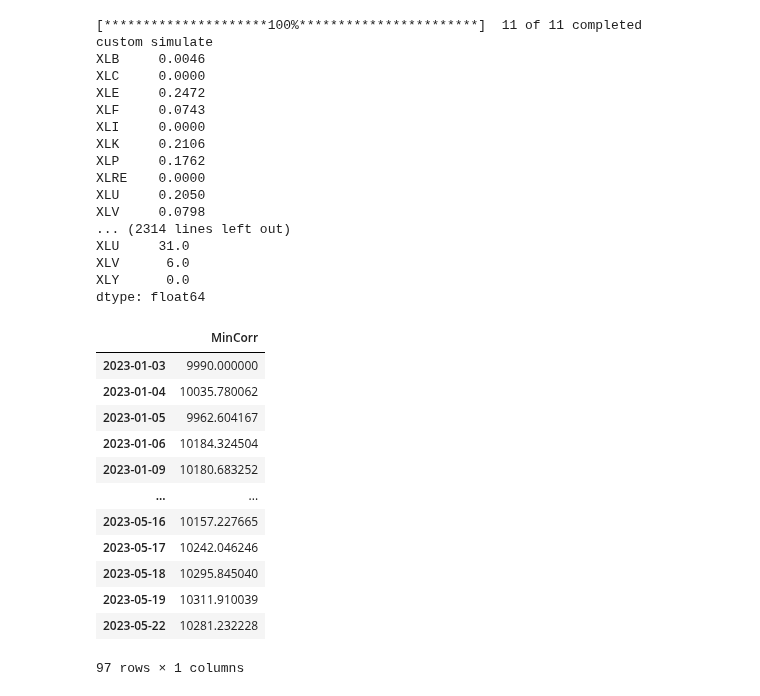
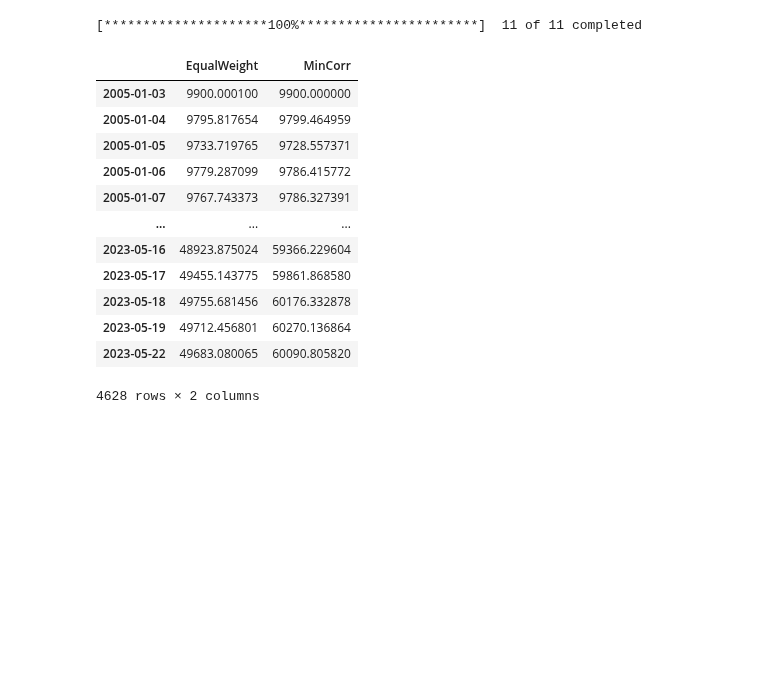
Before and after one commit to HTF1125/RobertLab, a Jupyter notebook: src/test.ipynb, the cells around one changed output. Saved outputs shown, nothing was run; the diff lists cells and outputs as text; code cells hidden in the pictures; blank space fills up the shorter version.

```diff
--- a/src/test.ipynb
+++ b/src/test.ipynb
@@ -1,47 +1,32 @@
 # %%
 from core.strategies import BacktestManager
 from core.signals import OECDUSLEIHP
 
 # signal = OECDUSLEIHP.from_fred_data()
-bt = BacktestManager.from_universe(start="2023-1-1")
+bt = BacktestManager.from_universe(start="2005-1-1")
+bt.EqualWeight()
 bt.MinCorr()
 bt.values
 # bt.RegimeRotation(signal=signal)
 # bt.RegimeRotationMinCorr(signal=signal)
 # bt.RegimeRotationMinCorr(signal=signal, span=21*3)
 # bt.EqualWeight()
 # bt.MinCorr()
 # bt.MinVol(span=21*12)
 # bt.Momentum()
 # bt.values
 # %% [output]
 [*********************100%***********************]  11 of 11 completed
-custom simulate
-XLB     0.0046
-XLC     0.0000
-XLE     0.2472
-XLF     0.0743
-XLI     0.0000
-XLK     0.2106
-XLP     0.1762
-XLRE    0.0000
-XLU     0.2050
-XLV     0.0798
-... (2314 lines left out)
-XLU     31.0
-XLV      6.0
-XLY      0.0
-dtype: float64
-|  | MinCorr |
-| 2023-01-03 | 9990.000000 |
-| 2023-01-04 | 10035.780062 |
-| 2023-01-05 | 9962.604167 |
-| 2023-01-06 | 10184.324504 |
-| 2023-01-09 | 10180.683252 |
-| ... | ... |
-| 2023-05-16 | 10157.227665 |
-| 2023-05-17 | 10242.046246 |
-| 2023-05-18 | 10295.845040 |
-| 2023-05-19 | 10311.910039 |
-| 2023-05-22 | 10281.232228 |
+|  | EqualWeight | MinCorr |
+| 2005-01-03 | 9900.000100 | 9900.000000 |
+| 2005-01-04 | 9795.817654 | 9799.464959 |
+| 2005-01-05 | 9733.719765 | 9728.557371 |
+| 2005-01-06 | 9779.287099 | 9786.415772 |
+| 2005-01-07 | 9767.743373 | 9786.327391 |
+| ... | ... | ... |
+| 2023-05-16 | 48923.875024 | 59366.229604 |
+| 2023-05-17 | 49455.143775 | 59861.868580 |
+| 2023-05-18 | 49755.681456 | 60176.332878 |
+| 2023-05-19 | 49712.456801 | 60270.136864 |
+| 2023-05-22 | 49683.080065 | 60090.805820 |
-97 rows × 1 columns
+4628 rows × 2 columns
```
Also changed, not shown: parts of 7 cells of this notebook, 2 other files.
